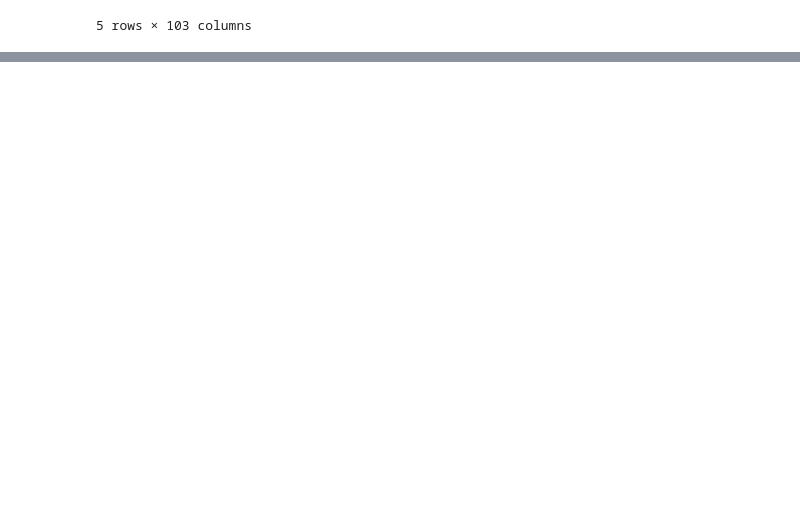
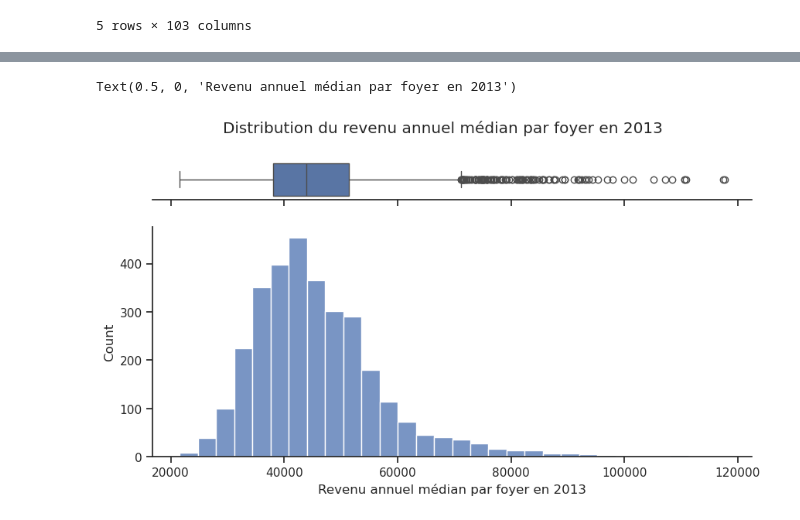
Before and after one commit to eleroux46/gun_violence, a Jupyter notebook: matis-desc-2.ipynb, the cells around one changed output, grey strips where cells are left out. Drawn from its saved outputs; the diff is of its cells as text; code cells hidden in the pictures; blank space fills up the shorter version.

```diff
--- a/matis-desc-2.ipynb
+++ b/matis-desc-2.ipynb
@@ -106,0 +135,18 @@ merge_geo.head()
+# %%
+sns.set(style="ticks")
+x = total_db_geo["med_h_income_year_2013"]
+
+f, (ax_box, ax_hist) = plt.subplots(2, sharex=True, figsize = (10, 5), gridspec_kw={"height_ratios": (.15, .85)})
+
+sns.boxplot(x=x, ax=ax_box)
+sns.histplot(x=x, bins=30, ax=ax_hist)
+
+ax_box.set(yticks=[])
+sns.despine(ax=ax_hist)
+sns.despine(ax=ax_box, left=True)
+
+plt.suptitle("Distribution du revenu annuel médian par foyer en 2013")
+ax_hist.set_xlabel('Revenu annuel médian par foyer en 2013')
+# %% [output]
+Text(0.5, 0, 'Revenu annuel médian par foyer en 2013')
+[figure, added]
```
Also changed, not shown: parts of 36 cells of this notebook.
